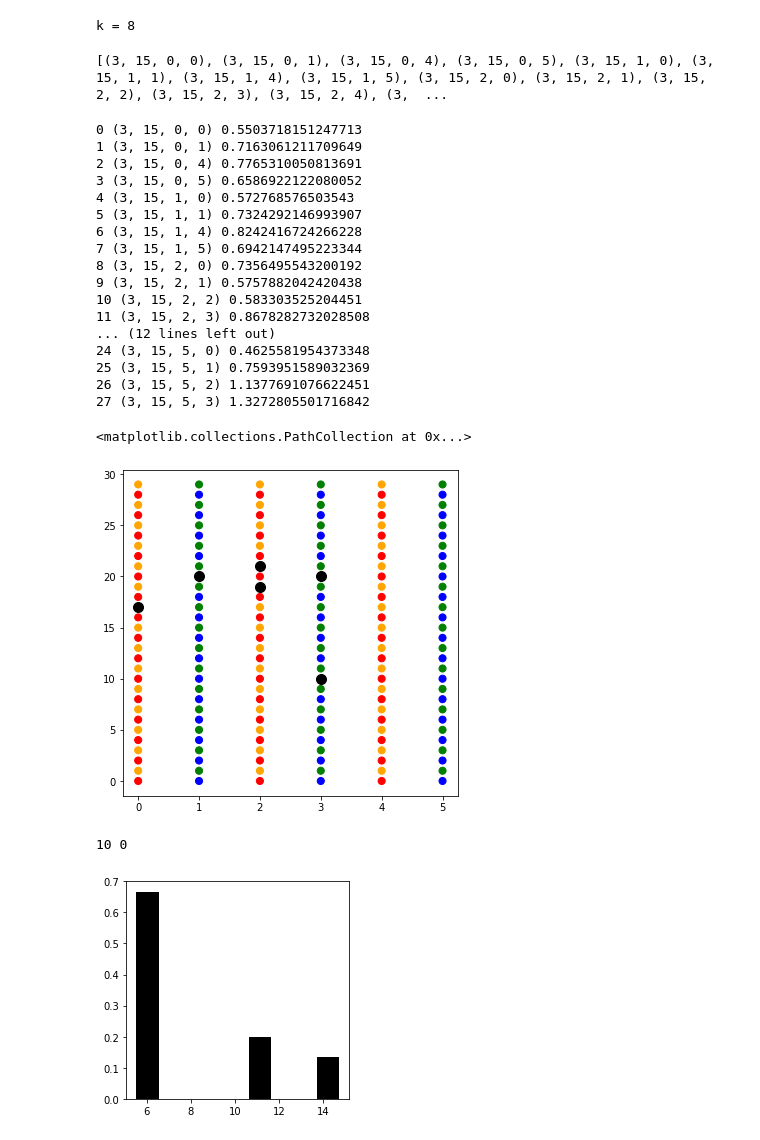
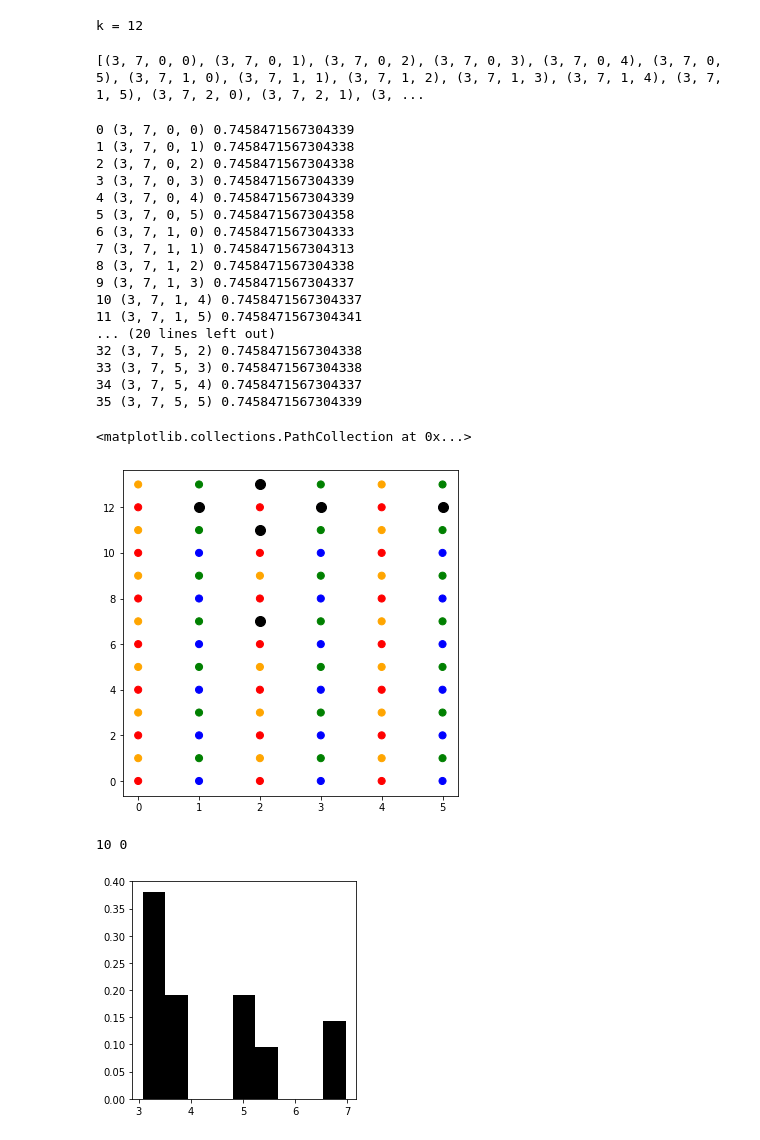
Before and after one commit to noahberthusen/qecc_routing, a Jupyter notebook: src_py/quasi-cyclic/quasi-cyclic.ipynb, the cells around one changed output. Drawn from its saved outputs; the diff is of its cells as text; code cells hidden in the pictures.

Commit message:
figures

```diff
--- a/src_py/quasi-cyclic/quasi-cyclic.ipynb
+++ b/src_py/quasi-cyclic/quasi-cyclic.ipynb
@@ -27,7 +27,9 @@ code = codes[1]
 # 10,6,30,21,1,2,3,13,26,6,30,2,2,0.005,0.1,10001,9799,0.9798020197980202,22,0.592000979396152,12
 
 
-code = [3,15,5,0,2,2,1,8]
+code = [3,15,12,1,2,0,14,1,3,15,2,4]
+# code = [6,30,21,1,2,3,13,26,6,30,2,2]
+code = [3,7,0,2,1,0,5,1]
 # %%
 def cyclic_shift_matrix(l):
     arr = np.eye(l, dtype=int)
@@ -57,7 +59,7 @@ GF = galois.GF(2)
 arr = GF(Hz.T)
 print(f"k = {2 * (Hz.T.shape[1] - matrix_rank(arr))}")
 # %% [output]
-k = 8
+k = 12
 # %%
 def has_toric_layout():
     # As = [A1 @ A2.T, A2 @ A3.T, A1 @ A3.T]  # A2 @ A3.T cycling up, A3 @ A2.T cycling up, etc.
@@ -108,7 +110,7 @@ def has_toric_layout():
 confirmed_codes = has_toric_layout()
 print(confirmed_codes)
 # %% [output]
-[(3, 15, 0, 0), (3, 15, 0, 1), (3, 15, 0, 4), (3, 15, 0, 5), (3, 15, 1, 0), (3, 15, 1, 1), (3, 15, 1, 4), (3, 15, 1, 5), (3, 15, 2, 0), (3, 15, 2, 1), (3, 15, 2, 2), (3, 15, 2, 3), (3, 15, 2, 4), (3,  ...
+[(3, 7, 0, 0), (3, 7, 0, 1), (3, 7, 0, 2), (3, 7, 0, 3), (3, 7, 0, 4), (3, 7, 0, 5), (3, 7, 1, 0), (3, 7, 1, 1), (3, 7, 1, 2), (3, 7, 1, 3), (3, 7, 1, 4), (3, 7, 1, 5), (3, 7, 2, 0), (3, 7, 2, 1), (3, ...
 # %%
 def embed_code(code, init):
     emb_m, emb_ell, A_ind, B_ind = code
@@ -199,25 +201,25 @@ for c,code in enumerate(confirmed_codes):
     # plt.hist(bins[:-1], bins=bins, weights=counts/counts_weighter, label=f"{code}", alpha=0.7)
     # plt.legend()
 # %% [output]
-0 (3, 15, 0, 0) 0.5503718151247713
-1 (3, 15, 0, 1) 0.7163061211709649
-2 (3, 15, 0, 4) 0.7765310050813691
-3 (3, 15, 0, 5) 0.6586922122080052
-4 (3, 15, 1, 0) 0.572768576503543
-5 (3, 15, 1, 1) 0.7324292146993907
-6 (3, 15, 1, 4) 0.8242416724266228
-7 (3, 15, 1, 5) 0.6942147495223344
-8 (3, 15, 2, 0) 0.7356495543200192
-9 (3, 15, 2, 1) 0.5757882042420438
-10 (3, 15, 2, 2) 0.583303525204451
-11 (3, 15, 2, 3) 0.8678282732028508
-... (12 lines left out)
-24 (3, 15, 5, 0) 0.4625581954373348
-25 (3, 15, 5, 1) 0.7593951589032369
-26 (3, 15, 5, 2) 1.1377691076622451
-27 (3, 15, 5, 3) 1.3272805501716842
+0 (3, 7, 0, 0) 0.7458471567304339
+1 (3, 7, 0, 1) 0.7458471567304338
+2 (3, 7, 0, 2) 0.7458471567304338
+3 (3, 7, 0, 3) 0.7458471567304339
+4 (3, 7, 0, 4) 0.7458471567304339
+5 (3, 7, 0, 5) 0.7458471567304358
+6 (3, 7, 1, 0) 0.7458471567304333
+7 (3, 7, 1, 1) 0.7458471567304313
+8 (3, 7, 1, 2) 0.7458471567304338
+9 (3, 7, 1, 3) 0.7458471567304337
+10 (3, 7, 1, 4) 0.7458471567304337
+11 (3, 7, 1, 5) 0.7458471567304341
+... (20 lines left out)
+32 (3, 7, 5, 2) 0.7458471567304338
+33 (3, 7, 5, 3) 0.7458471567304338
+34 (3, 7, 5, 4) 0.7458471567304337
+35 (3, 7, 5, 5) 0.7458471567304339
 # %%
-lattice = embed_code(confirmed_codes[17], 0)
+lattice = embed_code(confirmed_codes[4], 0)
 
 colors = np.empty(lattice.shape, dtype=object)
 
@@ -230,35 +232,35 @@ for i in range(lattice.shape[0]):
         elif lattice[i][j][0] == "l":
             colors[i][j] = "blue"
         else:
             colors[i][j] = "green"
 
 qbts = np.array([None for i in range(2*m*ell)])
 for i in range(lattice.shape[0]):
     for j in range(lattice.shape[1]):
         if lattice[i][j][0] == "r" or lattice[i][j][0] == "l":
             qbts[int(lattice[i][j][1:])] = (i, j)
 x_checks = np.array([None for i in range(m*ell)])
 z_checks = np.array([None for i in range(m*ell)])
 
 for i in range(lattice.shape[0]):
     for j in range(lattice.shape[1]):
         if lattice[i][j][0] == "x":
             x_checks[int(lattice[i][j][1:])] = (i, j)
         elif lattice[i][j][0] == "z":
             z_checks[int(lattice[i][j][1:])-(m*ell)] = (i, j)
 
 
 
 nodes = itertools.product(np.arange(lattice.shape[0]), np.arange(lattice.shape[1]))
 
-gen_qbts = qbts[np.where(Hx[16])[0]]
+gen_qbts = qbts[np.where(Hx[20])[0]]
 
 fig, ax = plt.subplots(1, 1, figsize=(6, 6))
 ax.scatter(*zip(*nodes), s=50, c=colors.flatten()) # vv qubits
 ax.scatter(*zip(*gen_qbts), s=100, c='k')
 # %% [output]
 <matplotlib.collections.PathCollection at 0x...>
-[figure, old version]
+[figure, new version]
 # %%
 x_rs = []
 z_rs = []
@@ -278,7 +280,7 @@ ax.hist(bins[:-1], bins=bins, weights=counts/counts_weighter, color='black')
 print(np.argmin(rs), np.argmax(rs))
 # %% [output]
 10 0
-[figure, old version]
+[figure, new version]
 # %%
 for i in range(m*ell):
     nlqbts = []
```
Also changed, not shown: parts of 4 cells of this notebook, 11 other files.
